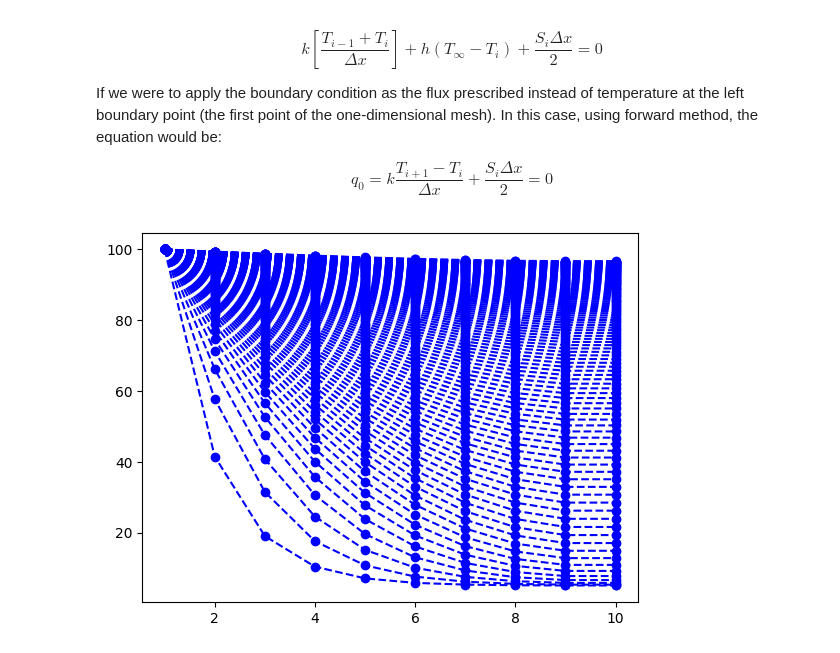
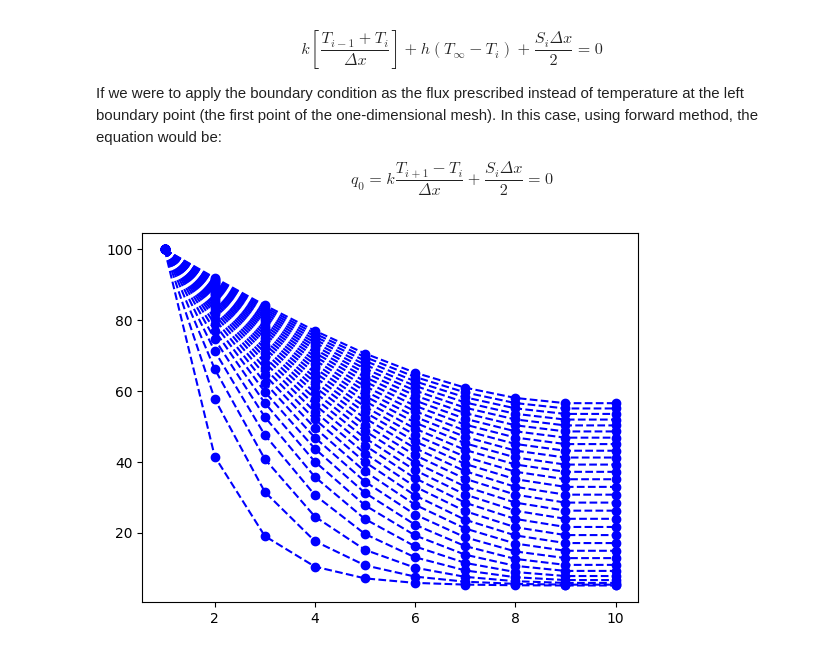
Before and after one commit to nycolasrcy/Numerical-Methods-For-Soil-Analisys, a Jupyter notebook: notebooks/finite difference method/notes.ipynb, the cells around one changed output. Cells and saved outputs as stored; diff of their text form; code cells hidden in the pictures.

```diff
--- a/notebooks/finite difference method/notes.ipynb
+++ b/notebooks/finite difference method/notes.ipynb
@@ -344,7 +344,7 @@ k = 10
 # mesh properties
 nx = 10
 dt = 0.1
-tempomax = 10.5
+tempomax = 3
 '''
 The higher the tempomax value the closer the model gets to a stationary state
 '''
@@ -383,31 +383,31 @@ while tempo < tempomax:
 
     # iteration implicit method
     while erromax_implicit > 0.0001:
 
         iteration_implicit += 1
 
         # central points of the mesh
         for i in range(1, nx-1):
 
             T_implicit[i] = ((rho * cp / dt) * T_implicit_ant[i] + (k /(dx**2)) * (T_implicit[i+1] + T_implicit[i-1])) / ((rho * cp / dt) + 2 * (k / dx**2))
 
         i = nx
         T_implicit[i-1] = T_implicit[i-2] # neuman boundary condition
 
         for i in range(1, nx-1):
 
             erro_implicit[i] = abs(T_implicit[i] - T_implicit_old[i])
             T_implicit_old[i] = T_implicit[i]
 
         erromax_implicit = max(erro_implicit)
 
     for i in range(1, nx-1):
 
         T_implicit_ant[i] = T_implicit[i]
 
     plt.plot(pontos, T_implicit, marker='o', linestyle='--', color='blue')
 
 # Mostrando o gráfico
 plt.show()
 # %% [output]
-[figure, old version]
+[figure, new version]
```
Also changed, not shown: 15 other files.
